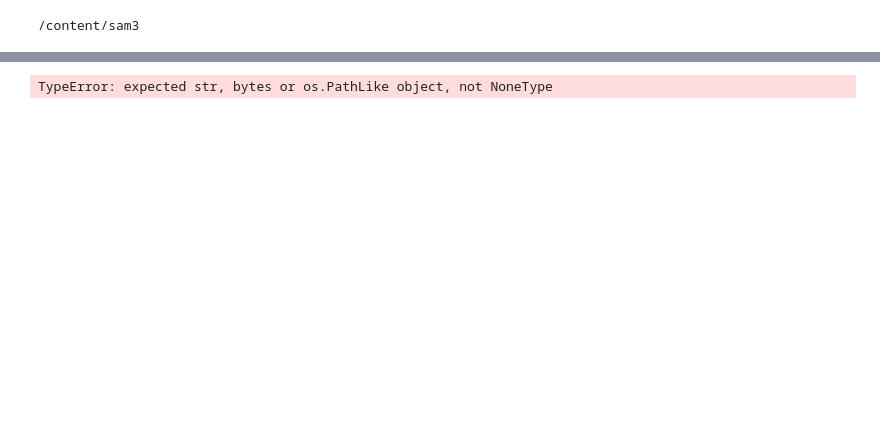
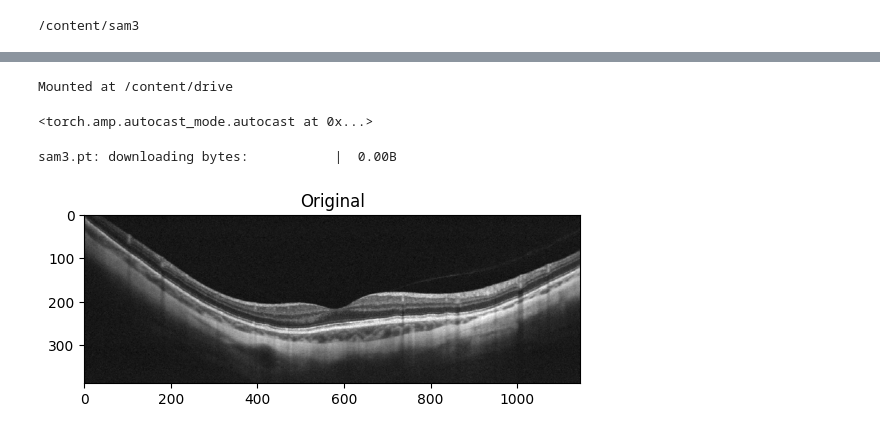
Before and after one commit to KogenNobori/ML-OCT, a Jupyter notebook: sam3.ipynb, the cells around one changed output, grey strips where cells are left out. Cells and saved outputs as stored; diff of their text form; code cells hidden in the pictures; blank space fills up the shorter version.

```diff
--- a/sam3.ipynb
+++ b/sam3.ipynb
@@ -86,0 +84,5 @@ login(token=userdata.get('HF_TOKEN'))
+# %%
+from google.colab import drive
+drive.mount('/content/drive')
+# %% [output]
+Mounted at /content/drive
@@ -87,3 +92,16 @@ login(token=userdata.get('HF_TOKEN'))
+# %%
+#https://github.com/facebookresearch/sam3/blob/main/examples/sam3_image_predictor_example.ipynb
+import torch
+
+# turn on tfloat32 for Ampere GPUs
+# https://pytorch.org/docs/stable/notes/cuda.html#tensorfloat-32-tf32-on-ampere-devices
+torch.backends.cuda.matmul.allow_tf32 = True
+torch.backends.cudnn.allow_tf32 = True
+
+# use bfloat16 for the entire notebook
+torch.autocast("cuda", dtype=torch.bfloat16).__enter__()
+# %% [output]
+<torch.amp.autocast_mode.autocast at 0x...>
 # %%
 import torch
 #################################### For Image ####################################
@@ -93,13 +111,16 @@ from sam3.model.sam3_image_processor import Sam3Processor
 # Load the model
 model = build_sam3_image_model()
 processor = Sam3Processor(model)
-# Load an image
-image = Image.open("<YOUR_IMAGE_PATH.jpg>")
-inference_state = processor.set_image(image)
-# Prompt the model with text
-output = processor.set_text_prompt(state=inference_state, prompt="<YOUR_TEXT_PROMPT>")
-
-# Get the masks, bounding boxes, and scores
-masks, boxes, scores = output["masks"], output["boxes"], output["scores"]
 # %% [output]
-TypeError: expected str, bytes or os.PathLike object, not NoneType
+sam3.pt: downloading bytes:           |  0.00B
+# %%
+# Load an image
+image_path="/content/drive/MyDrive/ML-OCT_project_datasets/OCTDL Optical Coherence Tomography Dataset for Image-Based Deep Learning Methods/OCTDL/NO/no_1153297_1.jpg"
+image = Image.open(image_path)
+inference_state = processor.set_image(image)
+
+plt.imshow(image)
+plt.title("Original")
+plt.show()
+# %% [output]
+[figure, added]
```
Also changed, not shown: parts of 8 cells of this notebook.
